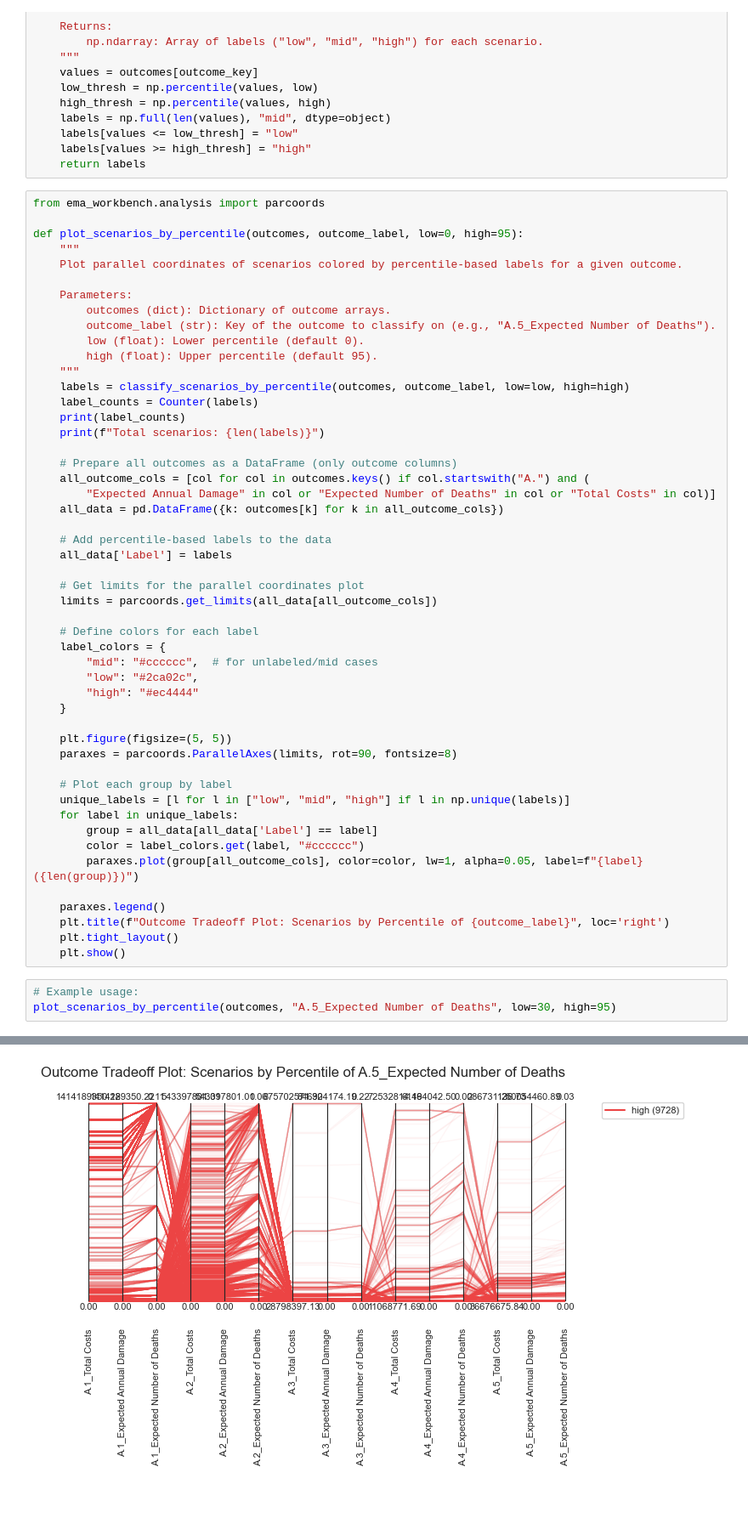
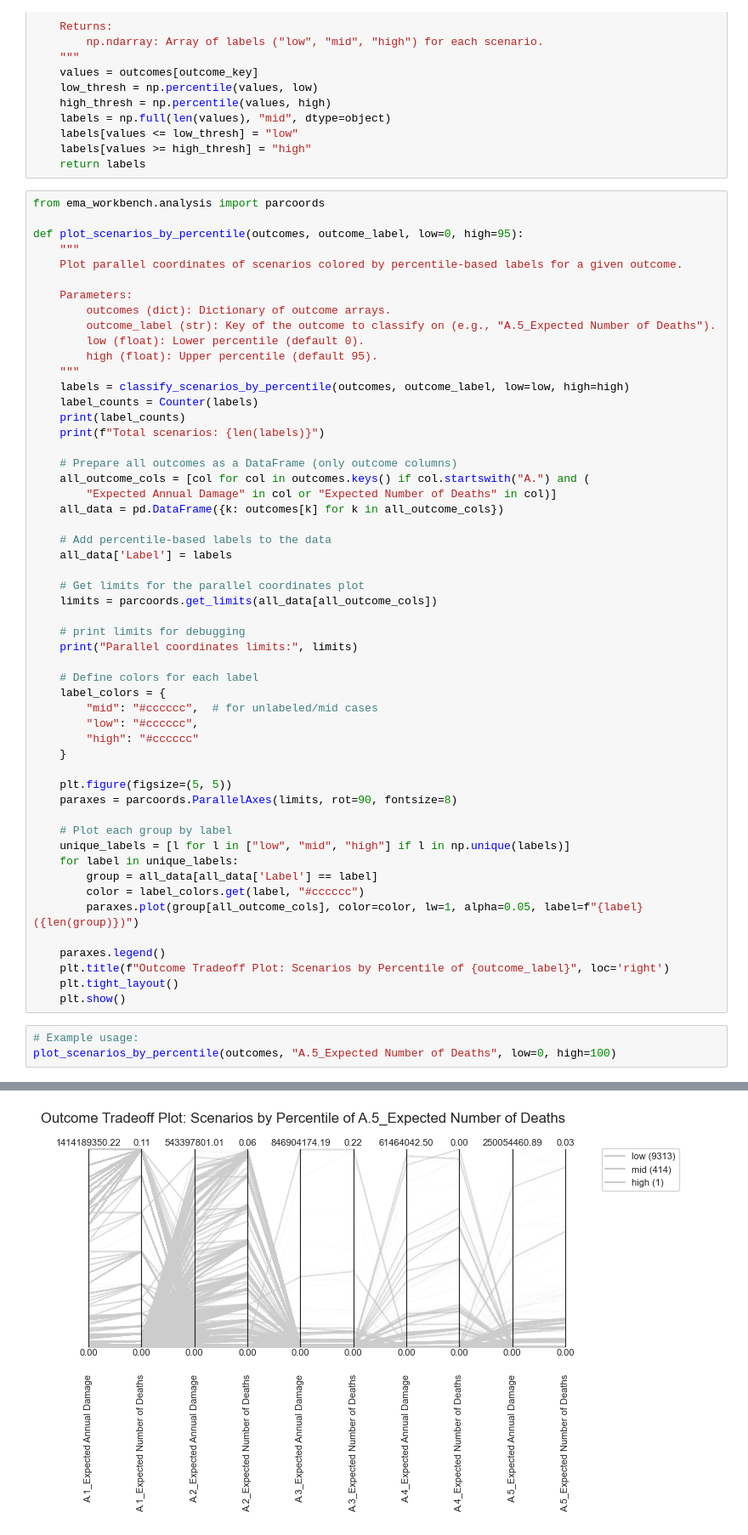
Before and after one commit to movephutthaphaiboon/epa141a-flood-policy-optimization-overijssel, a Jupyter notebook: final assignment/2_QuickTestPolicy_MultiScenario.ipynb, the cells around one changed output, grey strips where cells are left out. Shown: that part at 85% size. Drawn from its saved outputs; the diff is of its cells as text; blank space fills up the shorter version.

```diff
--- a/final assignment/2_QuickTestPolicy_MultiScenario.ipynb
+++ b/final assignment/2_QuickTestPolicy_MultiScenario.ipynb
@@ -276,7 +276,7 @@ def plot_scenarios_by_percentile(outcomes, outcome_label, low=0, high=95):
 
     # Prepare all outcomes as a DataFrame (only outcome columns)
     all_outcome_cols = [col for col in outcomes.keys() if col.startswith("A.") and (
-        "Expected Annual Damage" in col or "Expected Number of Deaths" in col or "Total Costs" in col)]
+        "Expected Annual Damage" in col or "Expected Number of Deaths" in col)]
     all_data = pd.DataFrame({k: outcomes[k] for k in all_outcome_cols})
 
     # Add percentile-based labels to the data
@@ -285,11 +285,14 @@ def plot_scenarios_by_percentile(outcomes, outcome_label, low=0, high=95):
     # Get limits for the parallel coordinates plot
     limits = parcoords.get_limits(all_data[all_outcome_cols])
 
+    # print limits for debugging
+    print("Parallel coordinates limits:", limits)
+
     # Define colors for each label
     label_colors = {
         "mid": "#cccccc",  # for unlabeled/mid cases
-        "low": "#2ca02c",
-        "high": "#ec4444"
+        "low": "#cccccc",
+        "high": "#cccccc"
     }
 
     plt.figure(figsize=(5, 5))
@@ -308,5 +311,5 @@ def plot_scenarios_by_percentile(outcomes, outcome_label, low=0, high=95):
     plt.show()
 # %%
 # Example usage:
-plot_scenarios_by_percentile(outcomes, "A.5_Expected Number of Deaths", low=30, high=95)
+plot_scenarios_by_percentile(outcomes, "A.5_Expected Number of Deaths", low=0, high=100)
 # %% [output]
@@ -315,2 +333,2 @@ Total scenarios: 9728
 <Figure size 500x500 with 0 Axes>
-[figure, old version]
+[figure, new version]
```
Also changed, not shown: parts of 7 cells of this notebook.
